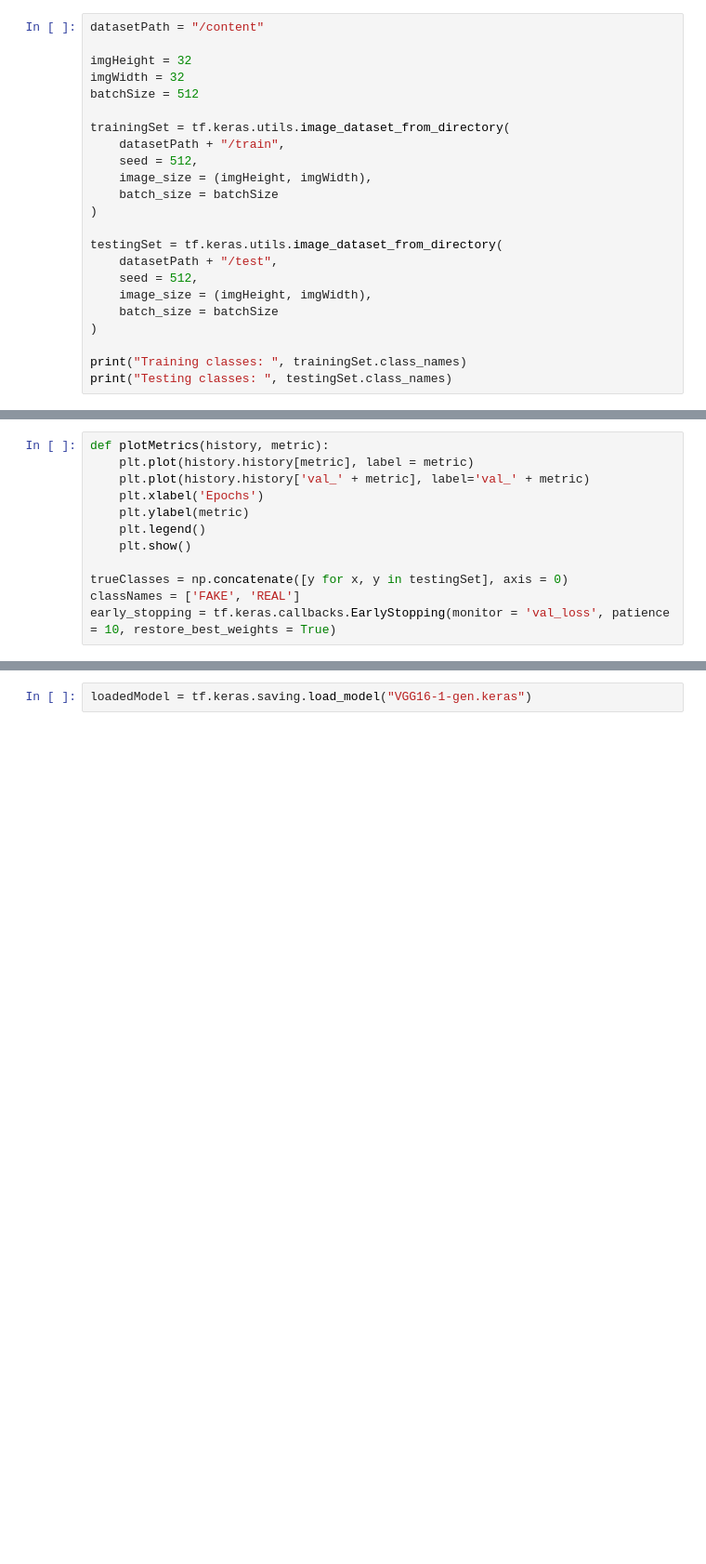
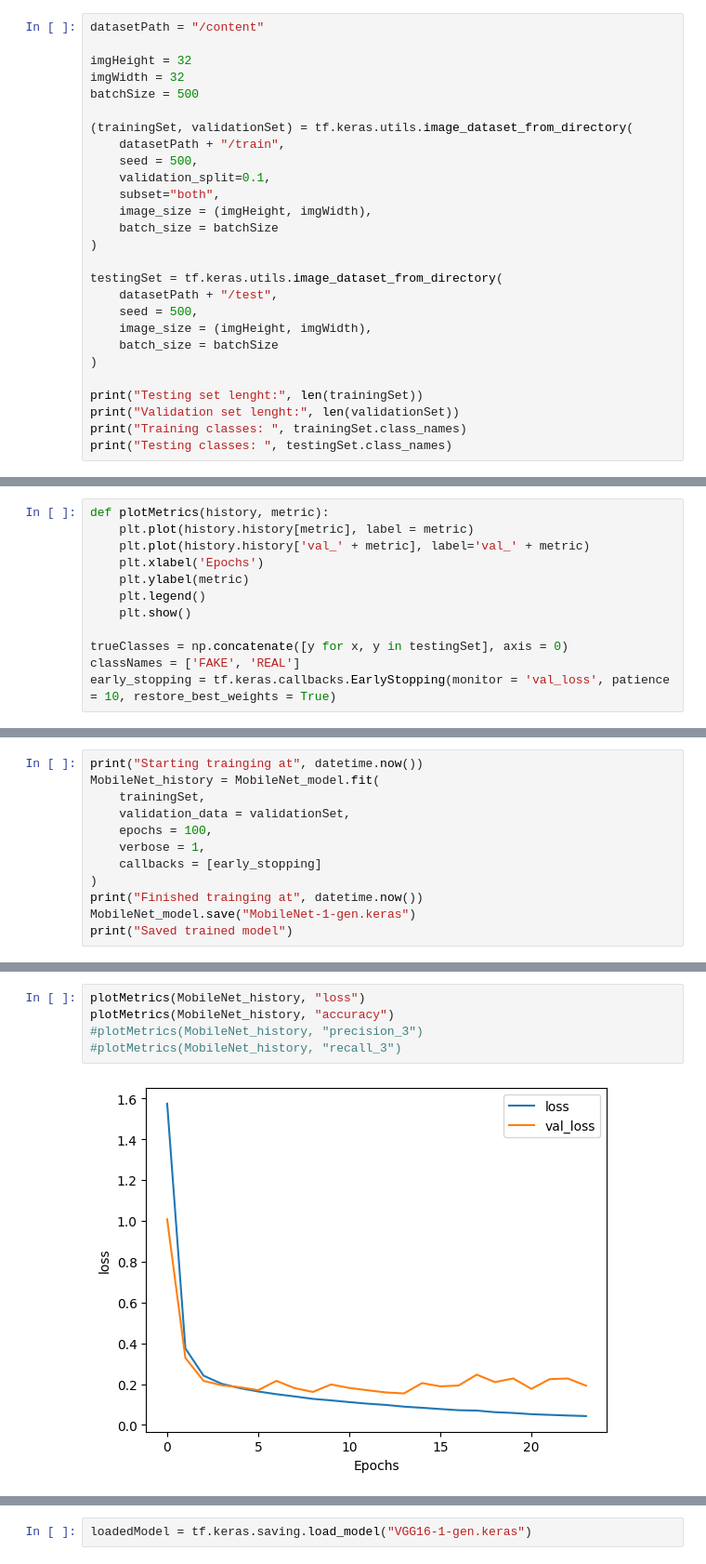
Before and after one commit to Squbaany/Neuronki, a Jupyter notebook: Neronki.ipynb, the cells around one changed output, grey strips where cells are left out. Shown: that part at 93% size. Saved outputs shown, nothing was run; the diff lists cells and outputs as text; blank space fills up the shorter version.

```diff
--- a/Neronki.ipynb
+++ b/Neronki.ipynb
@@ -43,22 +58,26 @@ datasetPath = "/content"
 
 imgHeight = 32
 imgWidth = 32
-batchSize = 512
+batchSize = 500
 
-trainingSet = tf.keras.utils.image_dataset_from_directory(
+(trainingSet, validationSet) = tf.keras.utils.image_dataset_from_directory(
     datasetPath + "/train",
-    seed = 512,
+    seed = 500,
+    validation_split=0.1,
+    subset="both",
     image_size = (imgHeight, imgWidth),
     batch_size = batchSize
 )
 
 testingSet = tf.keras.utils.image_dataset_from_directory(
     datasetPath + "/test",
-    seed = 512,
+    seed = 500,
     image_size = (imgHeight, imgWidth),
     batch_size = batchSize
 )
 
+print("Testing set lenght:", len(trainingSet))
+print("Validation set lenght:", len(validationSet))
 print("Training classes: ", trainingSet.class_names)
 print("Testing classes: ", testingSet.class_names)
 # %% [output]
@@ -163,0 +264,12 @@ Saved trained model
+# %%
+print("Starting trainging at", datetime.now())
+MobileNet_history = MobileNet_model.fit(
+    trainingSet,
+    validation_data = validationSet,
+    epochs = 100,
+    verbose = 1,
+    callbacks = [early_stopping]
+)
+print("Finished trainging at", datetime.now())
+MobileNet_model.save("MobileNet-1-gen.keras")
+print("Saved trained model")
@@ -163,0 +294,7 @@ Saved trained model
+# %%
+plotMetrics(MobileNet_history, "loss")
+plotMetrics(MobileNet_history, "accuracy")
+#plotMetrics(MobileNet_history, "precision_3")
+#plotMetrics(MobileNet_history, "recall_3")
+# %% [output]
+[figure, added]
```
Also changed, not shown: parts of 18 cells of this notebook.
